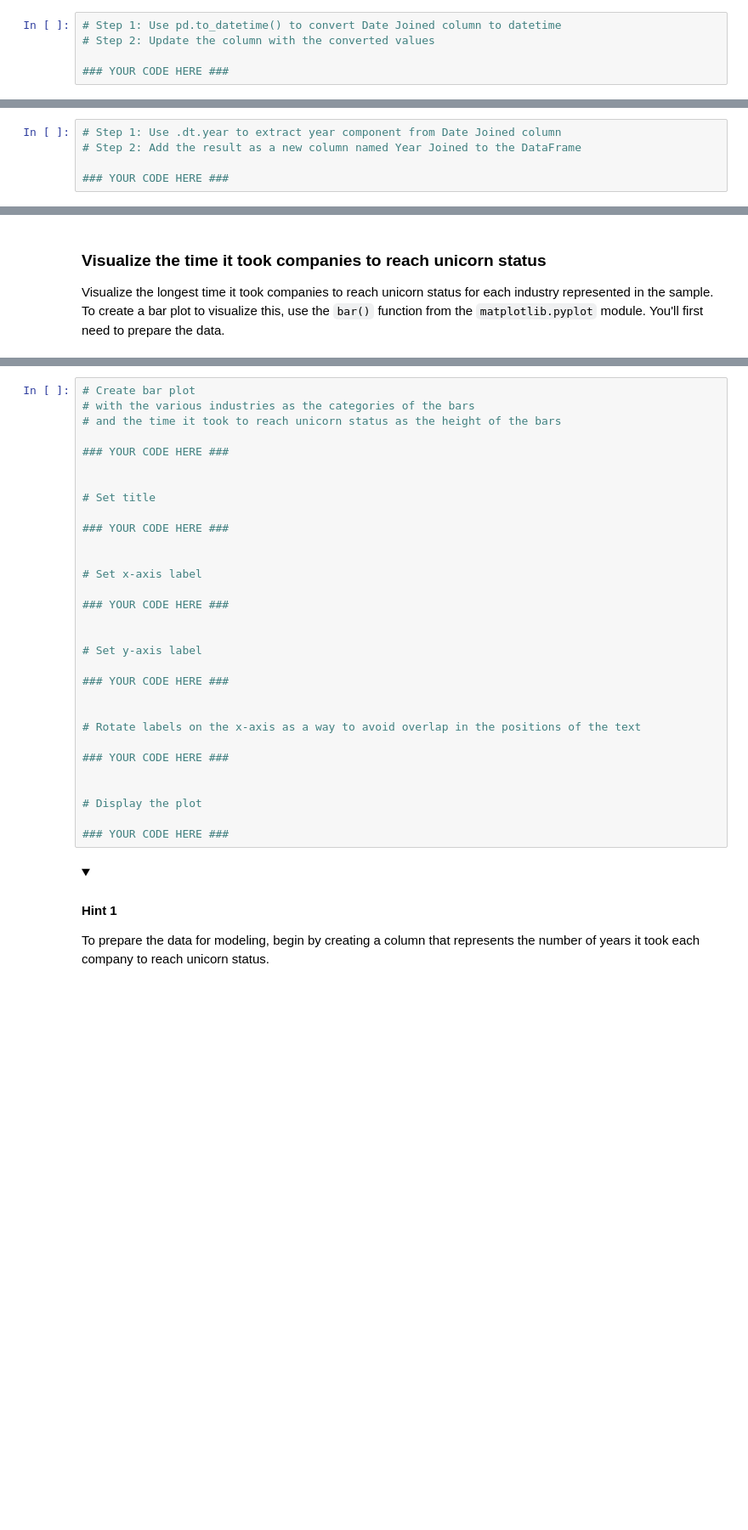
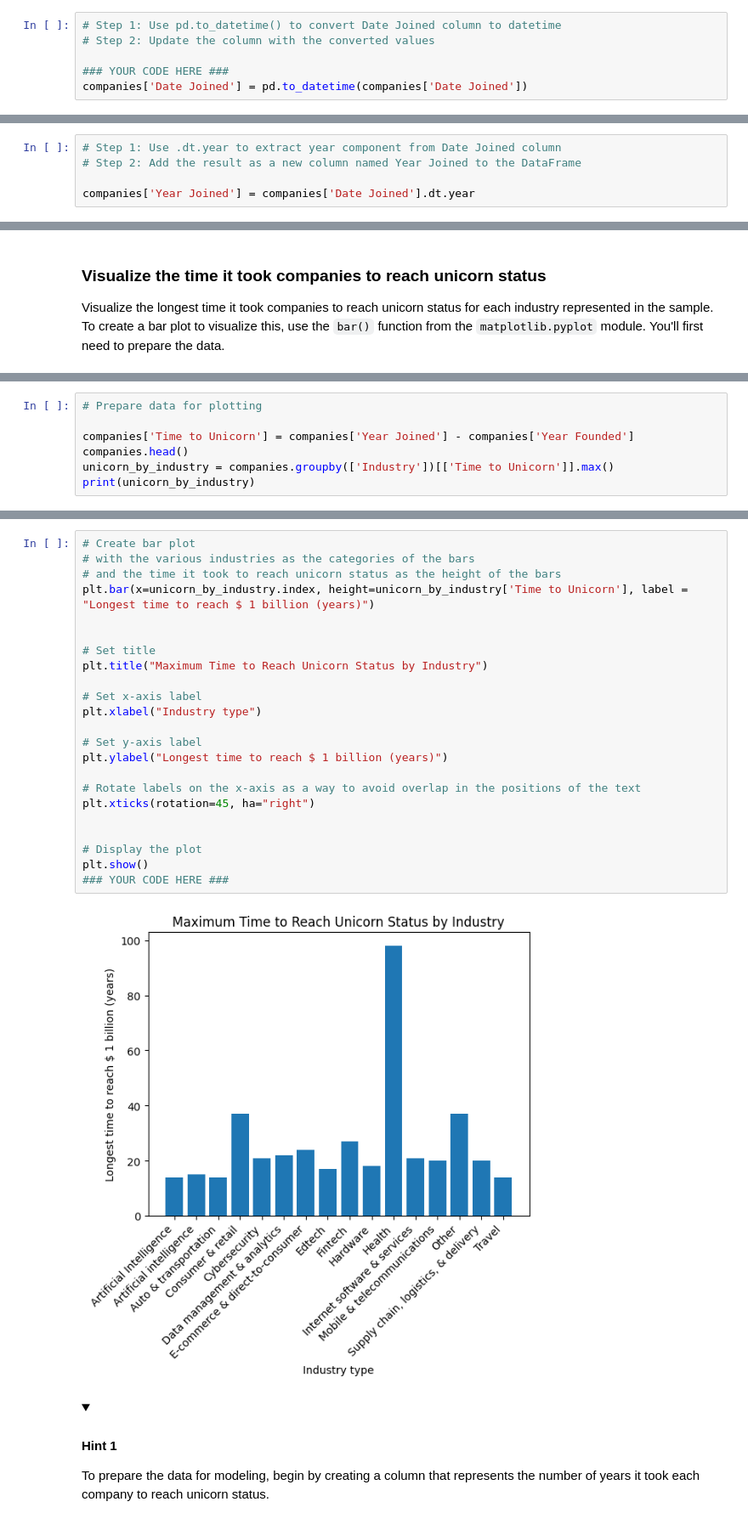
Before and after one commit to dianario/google_advanced_data_analytics, a Jupyter notebook: eda_lab2/Activity_Discover_what_is_in_your_dataset.ipynb, the cells around one changed output, grey strips where cells are left out. Shown: that part at 85% size. Drawn from its saved outputs; the diff is of its cells as text; folded sections open; blank space fills up the shorter version.

Commit message:
Plot time to reach unicorn by industry

```diff
--- a/eda_lab2/Activity_Discover_what_is_in_your_dataset.ipynb
+++ b/eda_lab2/Activity_Discover_what_is_in_your_dataset.ipynb
@@ -157,6 +196,7 @@ Use the `to_datetime()` function from the `pandas` library  to convert the `Date
 # Step 2: Update the column with the converted values
 
 ### YOUR CODE HERE ###
+companies['Date Joined'] = pd.to_datetime(companies['Date Joined'])
 # %%
 # Use .info() to confirm that the update actually took place
 
@@ -169,7 +239,7 @@ It is common to encounter situations where you will need to compare the year joi
 # Step 1: Use .dt.year to extract year component from Date Joined column
 # Step 2: Add the result as a new column named Year Joined to the DataFrame
 
-### YOUR CODE HERE ###
+companies['Year Joined'] = companies['Date Joined'].dt.year
 # %%
 # Use .head() to confirm that the new column did get added
 
@@ -196,0 +275,7 @@ Visualize the longest time it took companies to reach unicorn status for each in
+# %%
+# Prepare data for plotting
+
+companies['Time to Unicorn'] = companies['Year Joined'] - companies['Year Founded']
+companies.head()
+unicorn_by_industry = companies.groupby(['Industry'])[['Time to Unicorn']].max()
+print(unicorn_by_industry)
@@ -197,34 +301,28 @@ Visualize the longest time it took companies to reach unicorn status for each in
 # %%
 # Create bar plot
 # with the various industries as the categories of the bars
 # and the time it took to reach unicorn status as the height of the bars
-
-### YOUR CODE HERE ###
+plt.bar(x=unicorn_by_industry.index, height=unicorn_by_industry['Time to Unicorn'], label = "Longest time to reach $ 1 billion (years)")
 
 
 # Set title
-
-### YOUR CODE HERE ###
-
+plt.title("Maximum Time to Reach Unicorn Status by Industry")
 
 # Set x-axis label
-
-### YOUR CODE HERE ###
-
+plt.xlabel("Industry type")
 
 # Set y-axis label
-
-### YOUR CODE HERE ###
-
+plt.ylabel("Longest time to reach $ 1 billion (years)")
 
 # Rotate labels on the x-axis as a way to avoid overlap in the positions of the text
-
-### YOUR CODE HERE ###
+plt.xticks(rotation=45, ha="right")
 
 
 # Display the plot
-
+plt.show()
 ### YOUR CODE HERE ###
+# %% [output]
+[figure, added]
 # %% [markdown]
 <details>
   <summary><h4><strong>Hint 1</strong></h4></summary>
```
Also changed, not shown: parts of 30 cells of this notebook.
